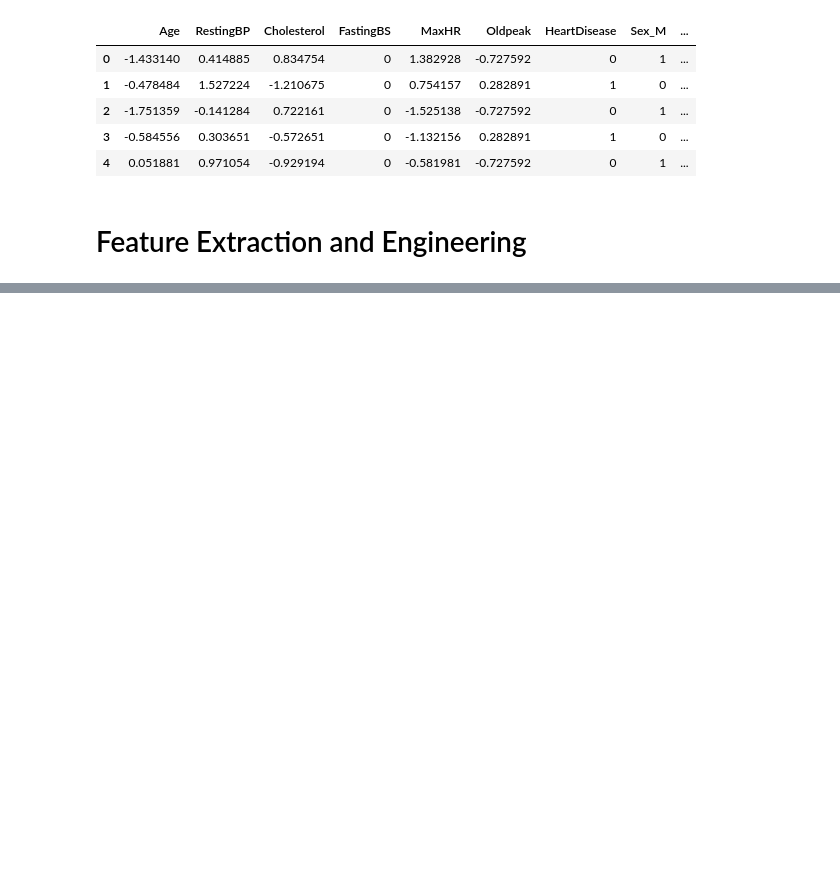
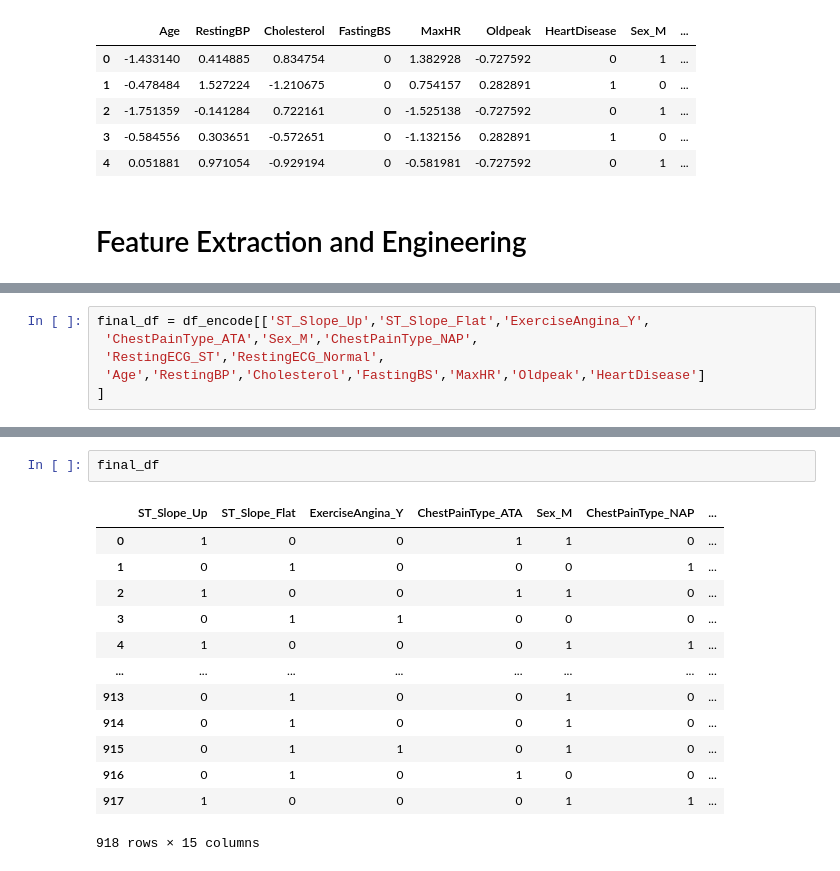
Before and after one commit to yashvardhan-bit/AI-ML, a Jupyter notebook: ML WORK/heart.ipynb, the cells around one changed output, grey strips where cells are left out. Drawn from its saved outputs; the diff is of its cells as text; blank space fills up the shorter version.

Commit message:
data preprocessing and feature engineering for heart data

```diff
--- a/ML WORK/heart.ipynb
+++ b/ML WORK/heart.ipynb
@@ -251,0 +314,6 @@ df_encode.head()
+# %%
+final_df = df_encode[['ST_Slope_Up','ST_Slope_Flat','ExerciseAngina_Y',
+ 'ChestPainType_ATA','Sex_M','ChestPainType_NAP',
+ 'RestingECG_ST','RestingECG_Normal',
+ 'Age','RestingBP','Cholesterol','FastingBS','MaxHR','Oldpeak','HeartDisease']
+]
@@ -251,0 +328,16 @@ df_encode.head()
+# %%
+final_df
+# %% [output]
+|  | ST_Slope_Up | ST_Slope_Flat | ExerciseAngina_Y | ChestPainType_ATA | Sex_M | ChestPainType_NAP | ... |
+| 0 | 1 | 0 | 0 | 1 | 1 | 0 | ... |
+| 1 | 0 | 1 | 0 | 0 | 0 | 1 | ... |
+| 2 | 1 | 0 | 0 | 1 | 1 | 0 | ... |
+| 3 | 0 | 1 | 1 | 0 | 0 | 0 | ... |
+| 4 | 1 | 0 | 0 | 0 | 1 | 1 | ... |
+| ... | ... | ... | ... | ... | ... | ... | ... |
+| 913 | 0 | 1 | 0 | 0 | 1 | 0 | ... |
+| 914 | 0 | 1 | 0 | 0 | 1 | 0 | ... |
+| 915 | 0 | 1 | 1 | 0 | 1 | 0 | ... |
+| 916 | 0 | 1 | 0 | 1 | 0 | 0 | ... |
+| 917 | 1 | 0 | 0 | 0 | 1 | 1 | ... |
+918 rows × 15 columns
```
Also changed, not shown: parts of 7 cells of this notebook, 1 other file.
